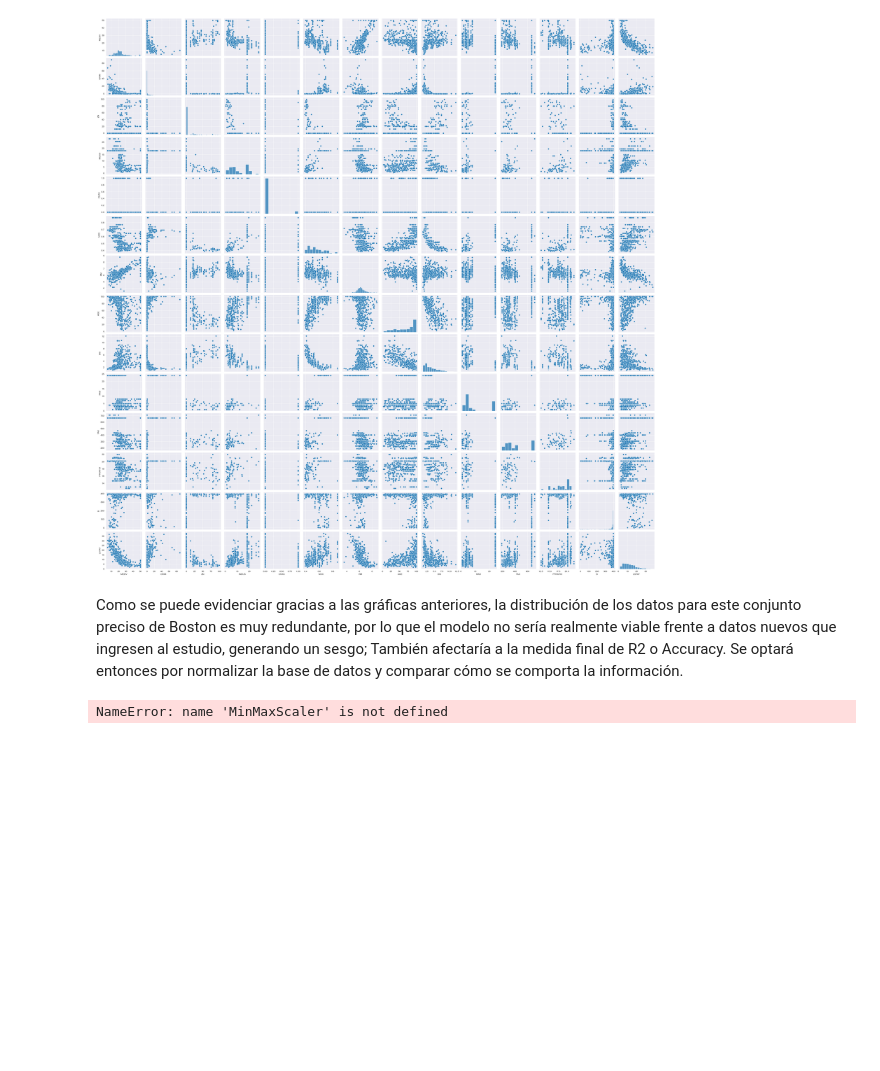
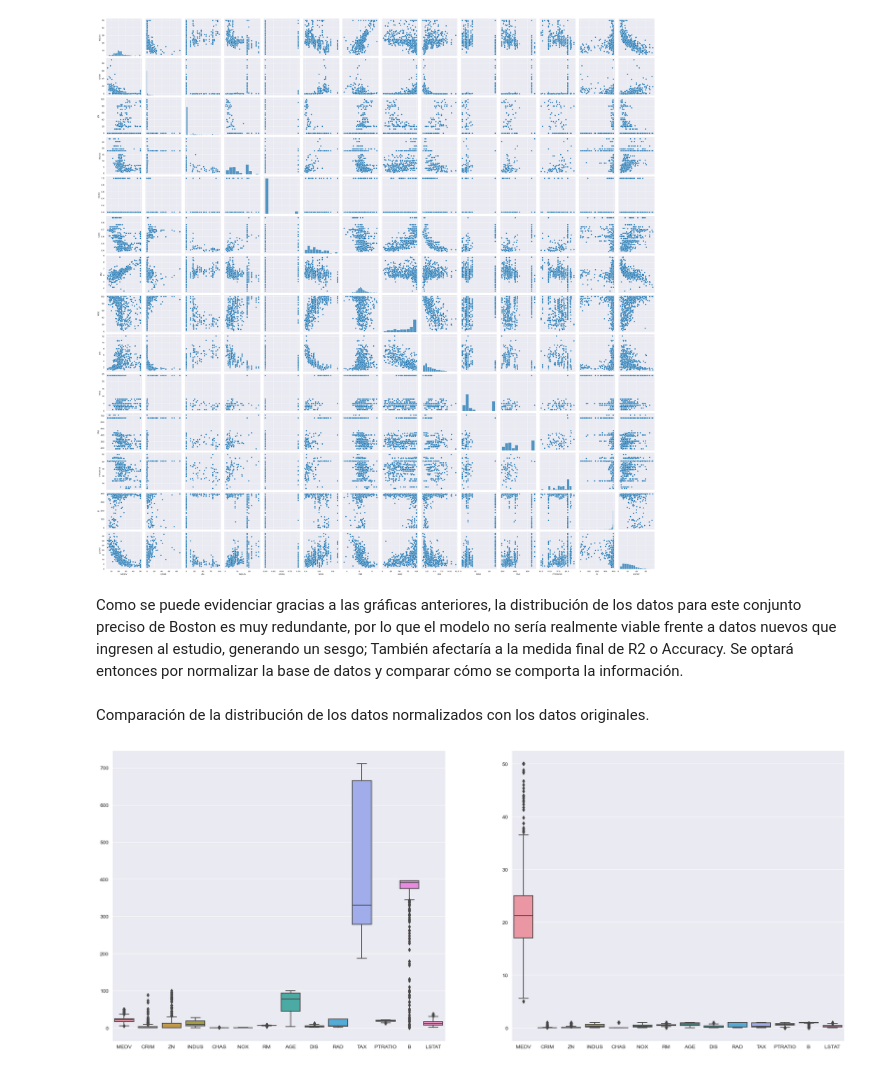
Before and after one commit to Freakscode/Auto2, a Jupyter notebook: LabI.ipynb, the cells around one changed output. Saved outputs shown, nothing was run; the diff lists cells and outputs as text; code cells hidden in the pictures; blank space fills up the shorter version.

```diff
--- a/LabI.ipynb
+++ b/LabI.ipynb
@@ -234,13 +233,27 @@ plt.show()
 # %% [markdown]
 Como se puede evidenciar gracias a las gráficas anteriores, la distribución de los datos para este conjunto preciso de Boston es muy redundante, por lo que el modelo no sería realmente viable frente a datos nuevos que ingresen al estudio, generando un sesgo; También afectaría a la medida final de R2 o Accuracy. Se optará entonces por normalizar la base de datos y comparar cómo se comporta la información.
 # %%
-"""Se repite el proceso inicial de división de data pero sin concaternas"""
+"""Se repite el proceso inicial de división de data pero sin concatenarlas"""
 X=pd.DataFrame(boston['data'], columns=boston.feature_names)
 X['MEDV']=boston['target']
 Y = X['MEDV'].copy()
 del X['MEDV']
+data = pd.concat((Y, X), axis=1)
 
-transformer = MinMaxScaler
-transformer.fit_transform(X)
+transformer = MinMaxScaler()
+X_norm = transformer.fit_transform(X)
+X_norm = pd.DataFrame(X_norm, columns=X.columns)
+
+"""Se vuelve a concatenar la información"""
+data_norm = pd.concat((Y, X_norm), axis=1)
-# %% [output]
-NameError: name 'MinMaxScaler' is not defined
+# %% [markdown]
+Comparación de la distribución de los datos normalizados con los datos originales.
+# %%
+plt.figure(figsize=(25, 10))
+plt.subplot(1,2,1)
+sns.boxplot(data=data)
+plt.subplot(1,2,2)
+sns.boxplot(data=data_norm)
+plt.show()
+# %% [output]
+[figure, added]
```
Also changed, not shown: parts of 9 cells of this notebook, 1 other file.
